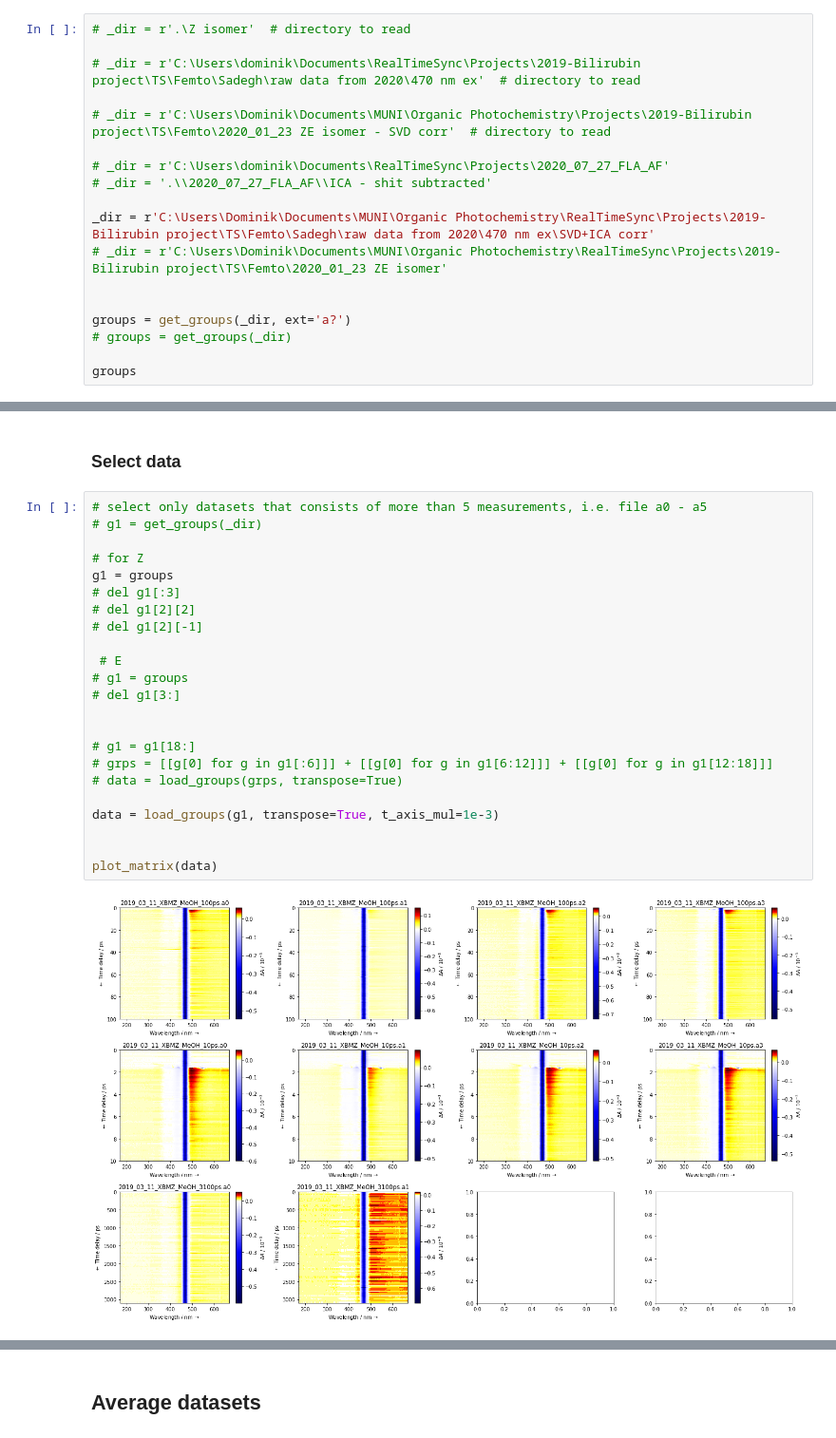
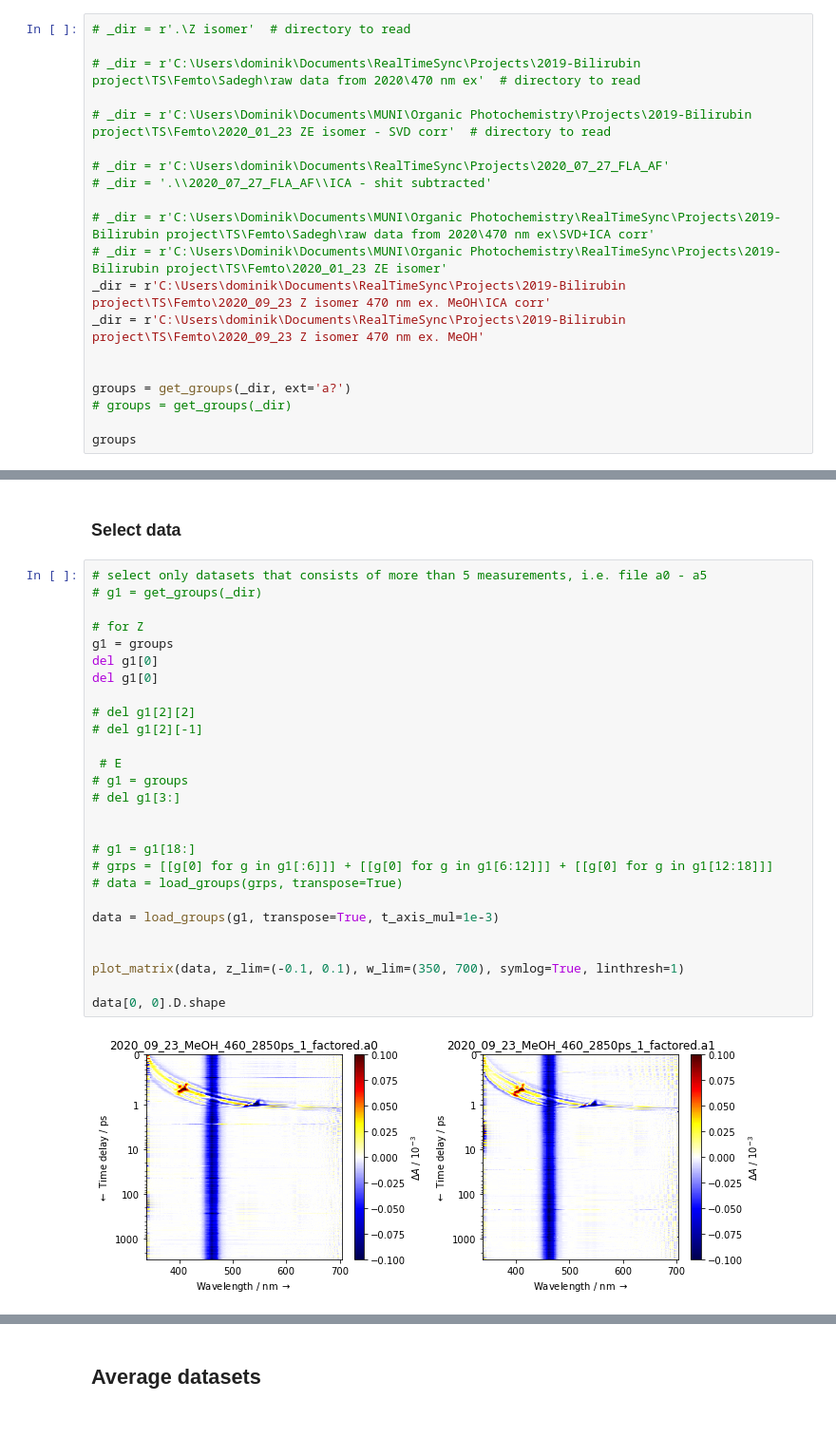
Before and after one commit to dmadea/Jupyter-Tutorials, a Jupyter notebook: Femto + LDM/Data_loader.ipynb, the cells around one changed output, grey strips where cells are left out. Shown at 95% size. Drawn from its saved outputs; the diff is of its cells as text.

```diff
--- a/Femto + LDM/Data_loader.ipynb
+++ b/Femto + LDM/Data_loader.ipynb
@@ -44,8 +25,10 @@ The animation.avconv_args rcparam was deprecated in Matplotlib 3.3 and will be r
 # _dir = r'C:\Users\dominik\Documents\RealTimeSync\Projects\2020_07_27_FLA_AF'
 # _dir = '.\\2020_07_27_FLA_AF\\ICA - shit subtracted'
 
-_dir = r'C:\Users\Dominik\Documents\MUNI\Organic Photochemistry\RealTimeSync\Projects\2019-Bilirubin project\TS\Femto\Sadegh\raw data from 2020\470 nm ex\SVD+ICA corr'
+# _dir = r'C:\Users\Dominik\Documents\MUNI\Organic Photochemistry\RealTimeSync\Projects\2019-Bilirubin project\TS\Femto\Sadegh\raw data from 2020\470 nm ex\SVD+ICA corr'
 # _dir = r'C:\Users\Dominik\Documents\MUNI\Organic Photochemistry\RealTimeSync\Projects\2019-Bilirubin project\TS\Femto\2020_01_23 ZE isomer'
+_dir = r'C:\Users\dominik\Documents\RealTimeSync\Projects\2019-Bilirubin project\TS\Femto\2020_09_23 Z isomer 470 nm ex. MeOH\ICA corr'
+_dir = r'C:\Users\dominik\Documents\RealTimeSync\Projects\2019-Bilirubin project\TS\Femto\2020_09_23 Z isomer 470 nm ex. MeOH'
 
 
 groups = get_groups(_dir, ext='a?')
@@ -73,25 +58,29 @@ data = load_groups(groups, transpose=False, t_axis_mul=1)
 # %%
 # select only datasets that consists of more than 5 measurements, i.e. file a0 - a5
 # g1 = get_groups(_dir)
 
 # for Z
 g1 = groups
-# del g1[:3]
+del g1[0]
+del g1[0]
+
 # del g1[2][2]
 # del g1[2][-1]
 
  # E
 # g1 = groups
 # del g1[3:]
 
 
 # g1 = g1[18:]
 # grps = [[g[0] for g in g1[:6]]] + [[g[0] for g in g1[6:12]]] + [[g[0] for g in g1[12:18]]]
 # data = load_groups(grps, transpose=True)
 
 data = load_groups(g1, transpose=True, t_axis_mul=1e-3)
 
 
-plot_matrix(data)
+plot_matrix(data, z_lim=(-0.1, 0.1), w_lim=(350, 700), symlog=True, linthresh=1)
+
+data[0, 0].D.shape
 # %% [output]
-[figure, old version]
+[figure, new version]
```
Also changed, not shown: parts of 13 cells of this notebook.
